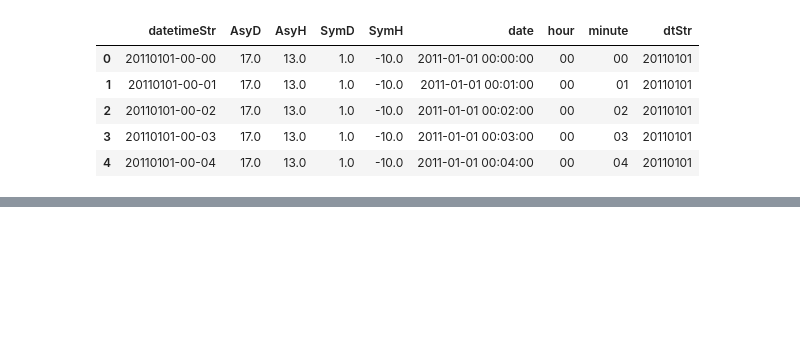
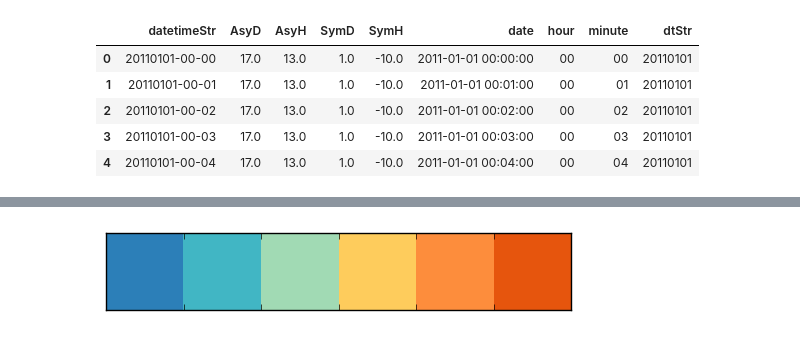
Before and after one commit to bharatreddy/indsvels, a Jupyter notebook: ipy/stats-gmag.ipynb, the cells around one changed output, grey strips where cells are left out. Cells and saved outputs as stored; diff of their text form; code cells hidden in the pictures; blank space fills up the shorter version.

Commit message:
colorbar

```diff
--- a/ipy/stats-gmag.ipynb
+++ b/ipy/stats-gmag.ipynb
@@ -586,0 +561,8 @@ plt.savefig("../figs/asyhBinsVelVecs.pdf",bbox_inches='tight')
+# %%
+# colors = ["windows blue", "amber", "greyish", "faded green", "dusty purple"]
+# colors = [ "#91bfdb", "#3182bd", "#a1d76a", "#5ab4ac", "#fc8d59", "#e6550d" ]
+colors = [ "#2c7fb8", "#41b6c4", "#a1dab4", "#fecc5c", "#fd8d3c", "#e6550d" ]
+# sns.palplot(sns.xkcd_palette(colors))
+sns.palplot(sns.color_palette(colors))
+# %% [output]
+[figure, added]
```
Also changed, not shown: parts of 8 cells of this notebook, 3 other files.
